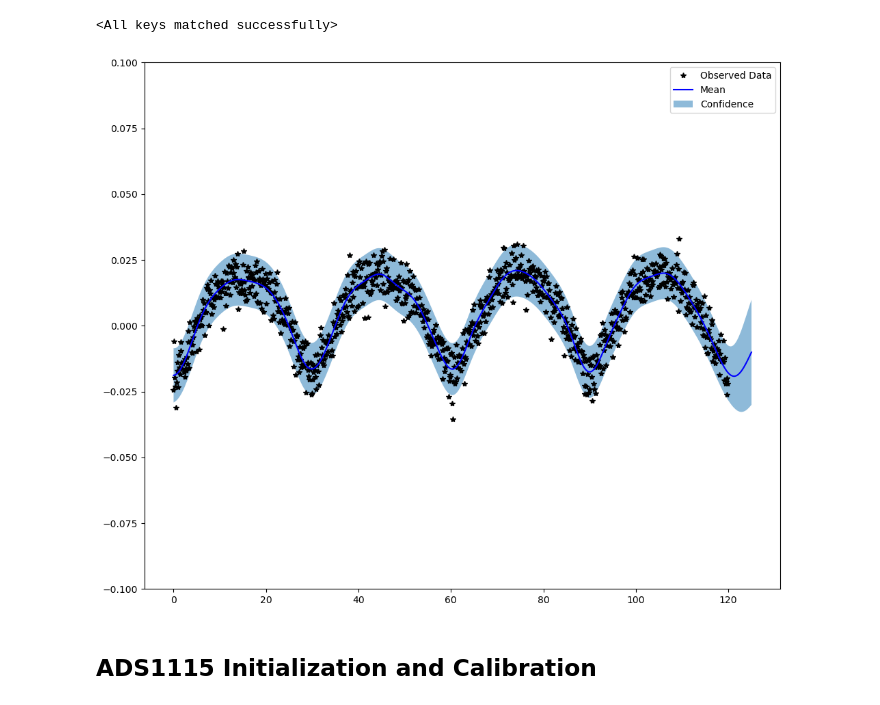
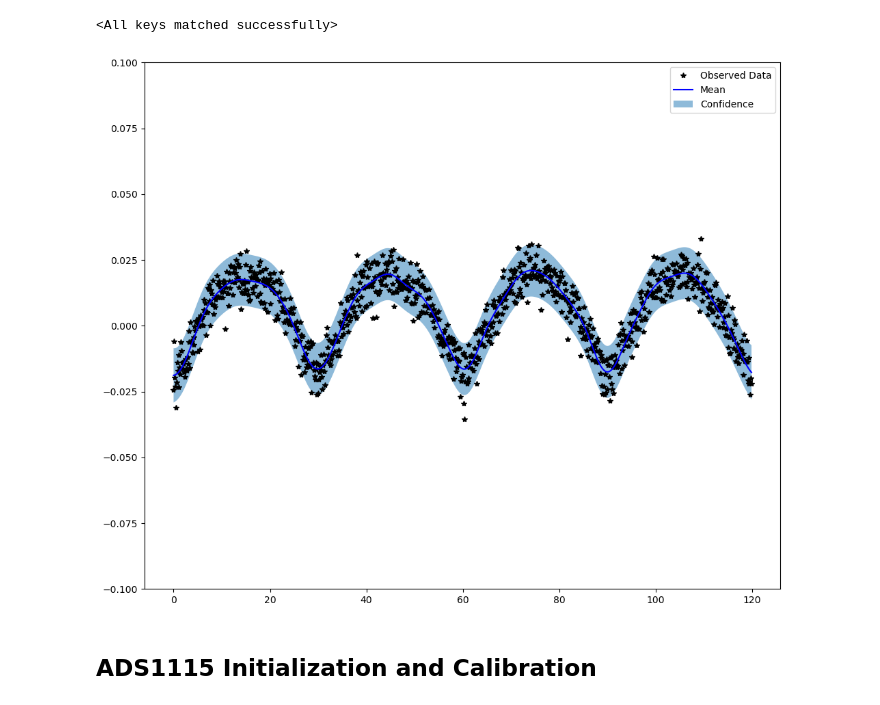
Before and after one commit to twilkening/ae8803, a Jupyter notebook: Final_Project/0_playground.ipynb, the cells around one changed output. Saved outputs shown, nothing was run; the diff lists cells and outputs as text; code cells hidden in the pictures.

Commit message:
DAQ_fake working, PLOT having issues

```diff
--- a/Final_Project/0_playground.ipynb
+++ b/Final_Project/0_playground.ipynb
@@ -498,26 +498,28 @@ test_x = torch.linspace(0,new_end,int(new_end/0.1), dtype=torch.float32)  # 10 p
 
 # Make predictions by feeding model through likelihood
 with torch.no_grad(), gpytorch.settings.fast_pred_var():
-    observed_pred = model.likelihood(model(test_x))
+    observed_pred = model.likelihood(model(train_x))
 # %%
 # Plotting Results!
 with torch.no_grad():
     # Initialize plot
     f, ax = plt.subplots(1, 1, figsize=(12, 10))
 
     # Get upper and lower confidence bounds
     lower, upper = observed_pred.confidence_region()
     scale = max_y.numpy()
     # Plot training data as black stars
     ax.plot(train_x.numpy(), train_y.numpy()*scale, 'k*')
     # Plot predictive means as blue line
-    ax.plot(test_x.numpy(), observed_pred.mean.numpy()*scale, 'b')
+    # ax.plot(test_x.numpy(), observed_pred.mean.numpy()*scale, 'b')
+    ax.plot(train_x.numpy(), observed_pred.mean.numpy()*scale, 'b')
     # Shade between the lower and upper confidence bounds
-    ax.fill_between(test_x.numpy(), lower.numpy()*scale, upper.numpy()*scale, alpha=0.5)
+    # ax.fill_between(test_x.numpy(), lower.numpy()*scale, upper.numpy()*scale, alpha=0.5)
+    ax.fill_between(train_x.numpy(), lower.numpy()*scale, upper.numpy()*scale, alpha=0.5)
     ax.set_ylim([-0.1, 0.1])
     ax.legend(['Observed Data', 'Mean', 'Confidence'])
 # %% [output]
-[figure, old version]
+[figure, new version]
 # %% [markdown]
 ## ADS1115 Initialization and Calibration
 # %%
```
Also changed, not shown: 5 other files.
